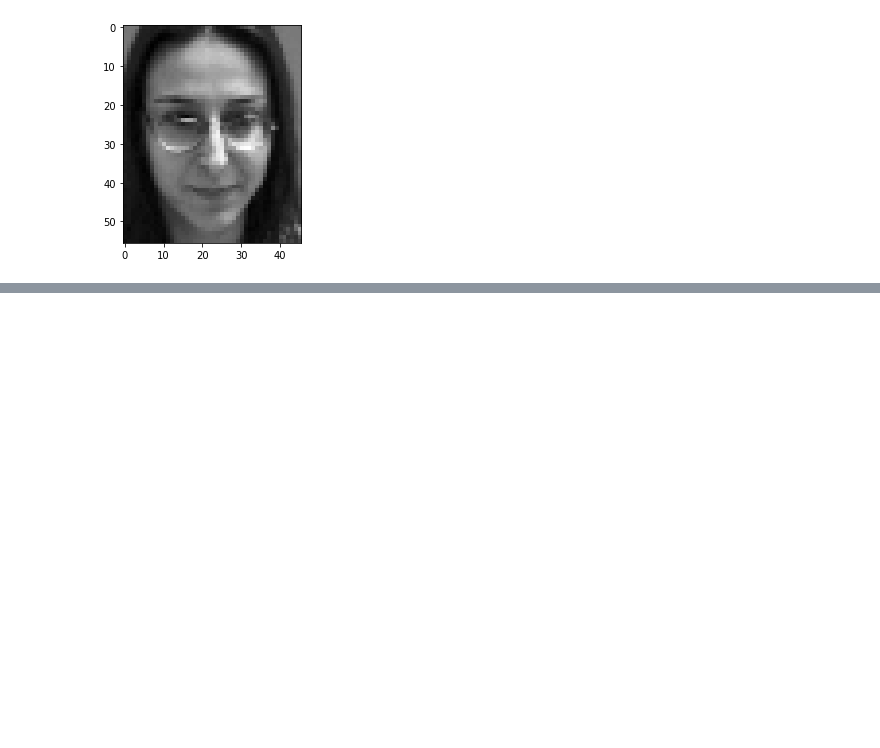
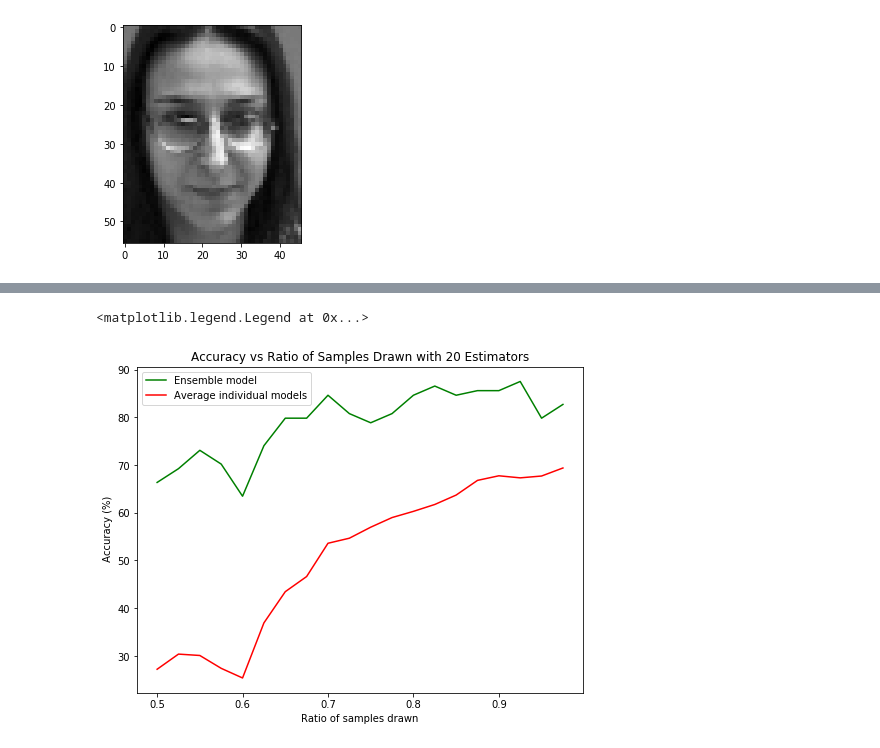
Before and after one commit to pedromonteiro18/Pattern_Recognition, a Jupyter notebook: Q3.ipynb, the cells around one changed output, grey strips where cells are left out. Drawn from its saved outputs; the diff is of its cells as text; code cells hidden in the pictures; blank space fills up the shorter version.

```diff
--- a/Q3.ipynb
+++ b/Q3.ipynb
@@ -415,3 +415,6 @@ plt.imshow(image.T, cmap= 'gist_gray')
 8
 <matplotlib.image.AxesImage at 0x...>
 [figure]
+# %%
+M__pca_ideal = 134
+M__lda_ideal = 50
@@ -417,0 +564,11 @@ plt.imshow(image.T, cmap= 'gist_gray')
+# %%
+plt.figure(figsize=(8.0, 6.0))
+plt.plot(num_samples, acc_varying_samples, color='green', label='Ensemble model')
+plt.plot(num_samples, acc_varying_samples_ave, color='red', label='Average individual models')
+plt.title('Accuracy vs Ratio of Samples Drawn with 20 Estimators')
+plt.xlabel('Ratio of samples drawn')
+plt.ylabel(' Accuracy (%)')
+plt.legend(loc='best')
+# %% [output]
+<matplotlib.legend.Legend at 0x...>
+[figure, added]
```
Also changed, not shown: parts of 8 cells of this notebook.
